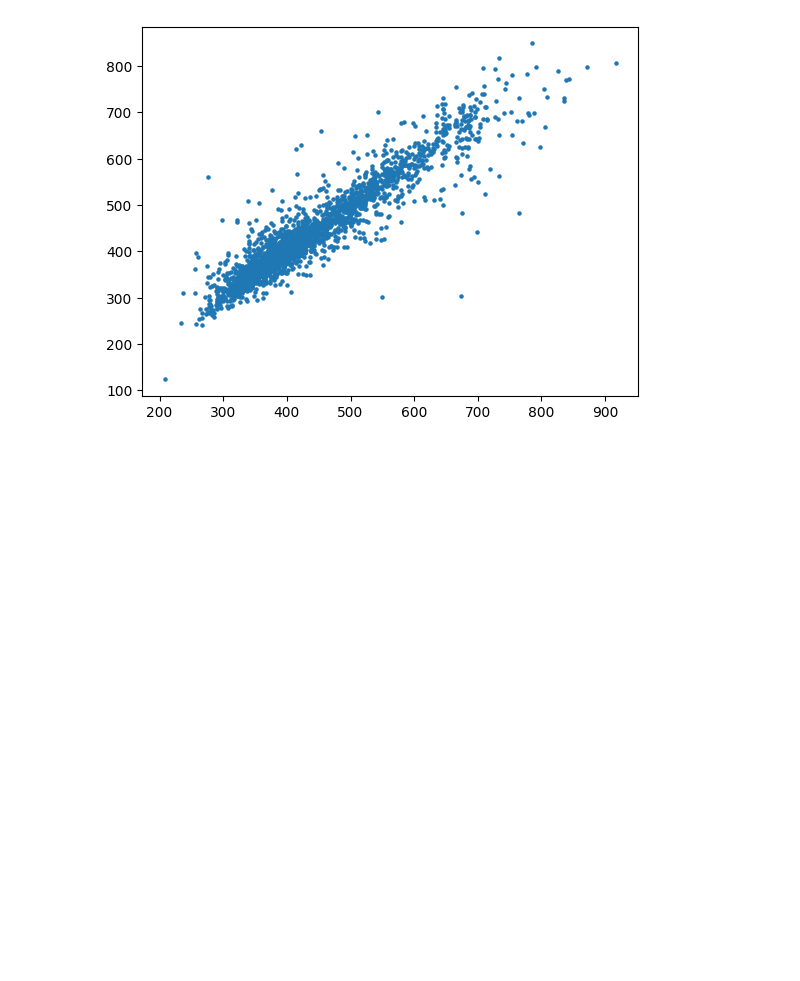
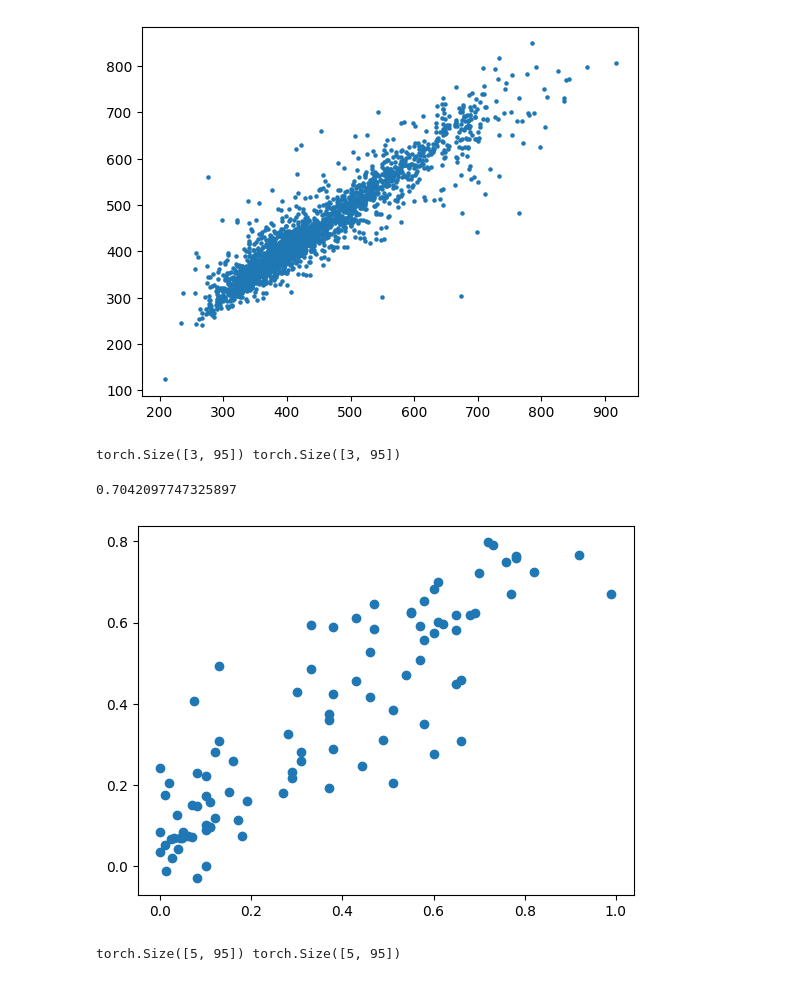
Before and after one commit to howardwang1997/AI4PS, a Jupyter notebook: draw/gnn/correlation.ipynb, the cells around one changed output. Saved outputs shown, nothing was run; the diff lists cells and outputs as text; code cells hidden in the pictures; blank space fills up the shorter version.

Commit message:
draw gnn final production

```diff
--- a/draw/gnn/correlation.ipynb
+++ b/draw/gnn/correlation.ipynb
@@ -36,7 +36,7 @@ import torch
 
 
 # variables
-ckpt_template = '../../../ai4ps_logs/checkpoints/soqy_5f_rg_rmo2_ens0_fold_0_checkpoint.pt'
+ckpt_template = '/mnt/bn/ai4s-hl/bamboo/hongyi/debug/checkpoints/soqy_final_rg_ens_0_seed_52_fold_3_checkpoint.pt'
 fold = 1 # 3
 
 ckpt_path = ckpt_template.replace('fold_0', f'fold_{fold}')
@@ -128,3 +128,72 @@ plt.show()
 dict_keys(['state_dict', 'loss', 'val_loss_list', 'targets'])
 0.8658102750778198
 [figure]
+# %%
+# final production, soqy, ensemble model
+import json
+import torch
+
+
+# variables
+ckpt_template = '/mnt/bn/ai4s-hl/bamboo/hongyi/debug/checkpoints/soqy_final_rg_ens_0_seed_52_fold_3_checkpoint.pt'
+fold = 3 # 3
+
+ckpt_path = ckpt_template.replace('fold_0', f'fold_{fold}')
+data = torch.load(ckpt_path)
+
+predictions = [list(data['targets']['predictions'].reshape(-1).numpy())]
+targets = [list(data['targets']['targets'].numpy())]
+
+for i in range(1,3):
+    ckpt_path = ckpt_template.replace('ens_0', f'ens_{i}')#.replace('fold_0', f'fold_{fold}')
+    data = torch.load(ckpt_path)
+    predictions.append(list(data['targets']['predictions'].reshape(-1).numpy()))
+    targets.append(data['targets']['targets'])
+
+predictions = torch.tensor(predictions)
+targets = torch.tensor(targets)
+print(predictions.shape, targets.shape)
+predictions = predictions.mean(dim=0)
+targets = targets.mean(dim=0)
+# %% [output]
+torch.Size([3, 95]) torch.Size([3, 95])
+# %%
+from matplotlib import pyplot as plt
+import numpy as np
+
+np_pred = np.array(predictions)
+np_targ = np.array(targets)
+r2 = 1 - np.mean((np_pred - np_targ)**2)/np.var(np_pred)
+print(r2)
+plt.scatter(targets, predictions)
+plt.show()
+# %% [output]
+0.7042097747325897
+[figure, added]
+# %%
+# final production, soqy, single model
+import json
+import torch
+
+
+# variables
+ckpt_template = '/mnt/bn/ai4s-hl/bamboo/hongyi/debug/checkpoints/soqy_final_rg_ens_0_seed_52_fold_3_checkpoint.pt'
+fold = 3 # 3
+
+ckpt_path = ckpt_template.replace('fold_0', f'fold_{fold}')
+data = torch.load(ckpt_path)
+
+predictions = [list(data['targets']['predictions'].reshape(-1).numpy())]
+targets = [list(data['targets']['targets'].numpy())]
+
+for i in range(1,5):
+    ckpt_path = ckpt_template.replace('ens_0', f'ens_{i}')#.replace('fold_0', f'fold_{fold}')
+    data = torch.load(ckpt_path)
+    predictions.append(list(data['targets']['predictions'].reshape(-1).numpy()))
+    targets.append(data['targets']['targets'])
+
+predictions = torch.tensor(predictions)
+targets = torch.tensor(targets)
+print(predictions.shape, targets.shape)
+# %% [output]
+torch.Size([5, 95]) torch.Size([5, 95])
```
Also changed, not shown: parts of 7 cells of this notebook.
